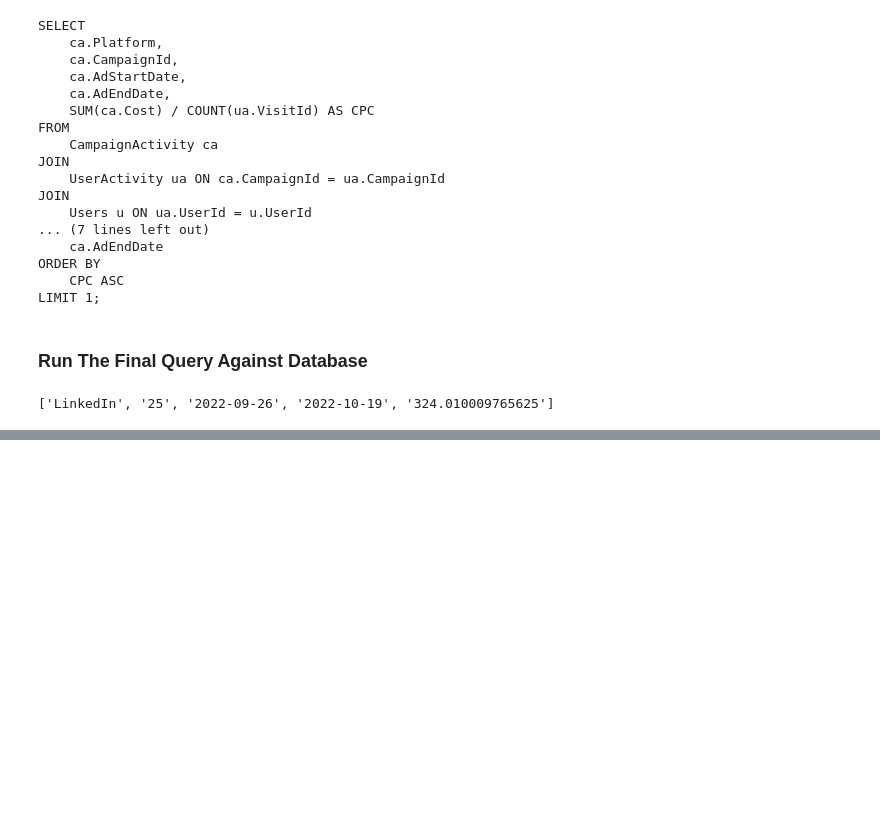
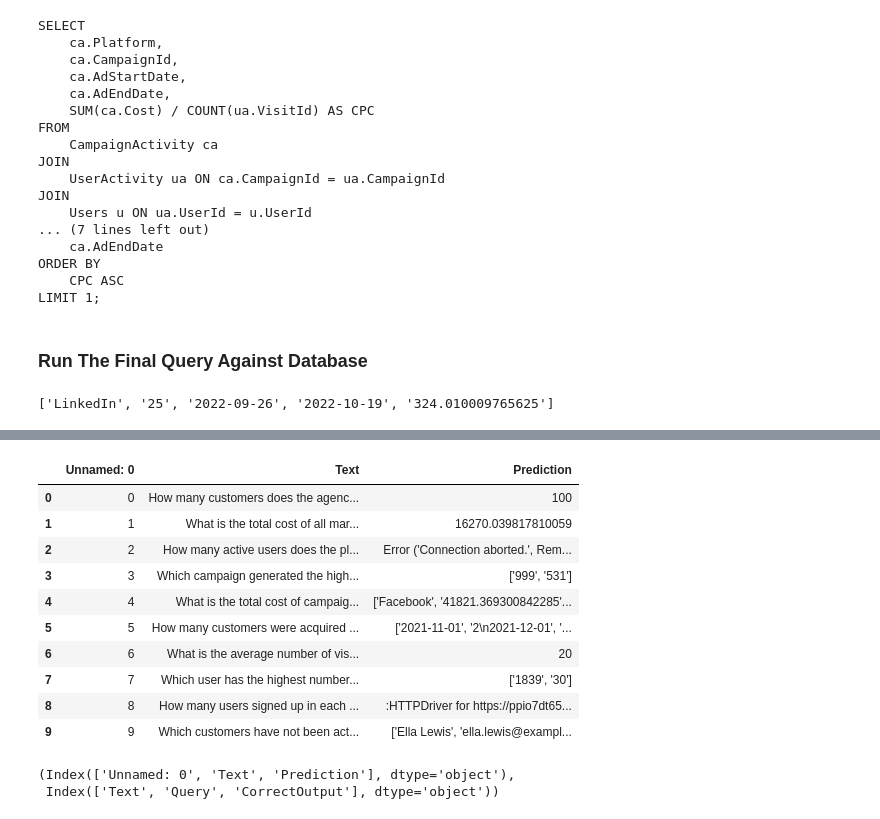
Before and after one commit to Shotanatoptio/text2sql, a Jupyter notebook: Main/Pipeline.ipynb, the cells around one changed output, grey strips where cells are left out. Drawn from its saved outputs; the diff is of its cells as text; code cells hidden in the pictures; blank space fills up the shorter version.

```diff
--- a/Main/Pipeline.ipynb
+++ b/Main/Pipeline.ipynb
@@ -301,0 +364,16 @@ print(result_from_db)
+# %%
+# Predition Dataframe
+df_prediction = pd.read_csv('df_prediction.csv')
+df_prediction.head(10)
+# %% [output]
+|  | Unnamed: 0 | Text | Prediction |
+| 0 | 0 | How many customers does the agenc... | 100 |
+| 1 | 1 | What is the total cost of all mar... | 16270.039817810059 |
+| 2 | 2 | How many active users does the pl... | Error ('Connection aborted.', Rem... |
+| 3 | 3 | Which campaign generated the high... | ['999', '531'] |
+| 4 | 4 | What is the total cost of campaig... | ['Facebook', '41821.369300842285'... |
+| 5 | 5 | How many customers were acquired ... | ['2021-11-01', '2\n2021-12-01', '... |
+| 6 | 6 | What is the average number of vis... | 20 |
+| 7 | 7 | Which user has the highest number... | ['1839', '30'] |
+| 8 | 8 | How many users signed up in each ... | :HTTPDriver for https://ppio7dt65... |
+| 9 | 9 | Which customers have not been act... | ['Ella Lewis', 'ella.lewis@exampl... |
@@ -301,0 +395,5 @@ print(result_from_db)
+# %%
+df_prediction.columns, df_evaluation_v2.columns
+# %% [output]
+(Index(['Unnamed: 0', 'Text', 'Prediction'], dtype='object'),
+ Index(['Text', 'Query', 'CorrectOutput'], dtype='object'))
```
Also changed, not shown: parts of 14 cells of this notebook, 4 other files.
